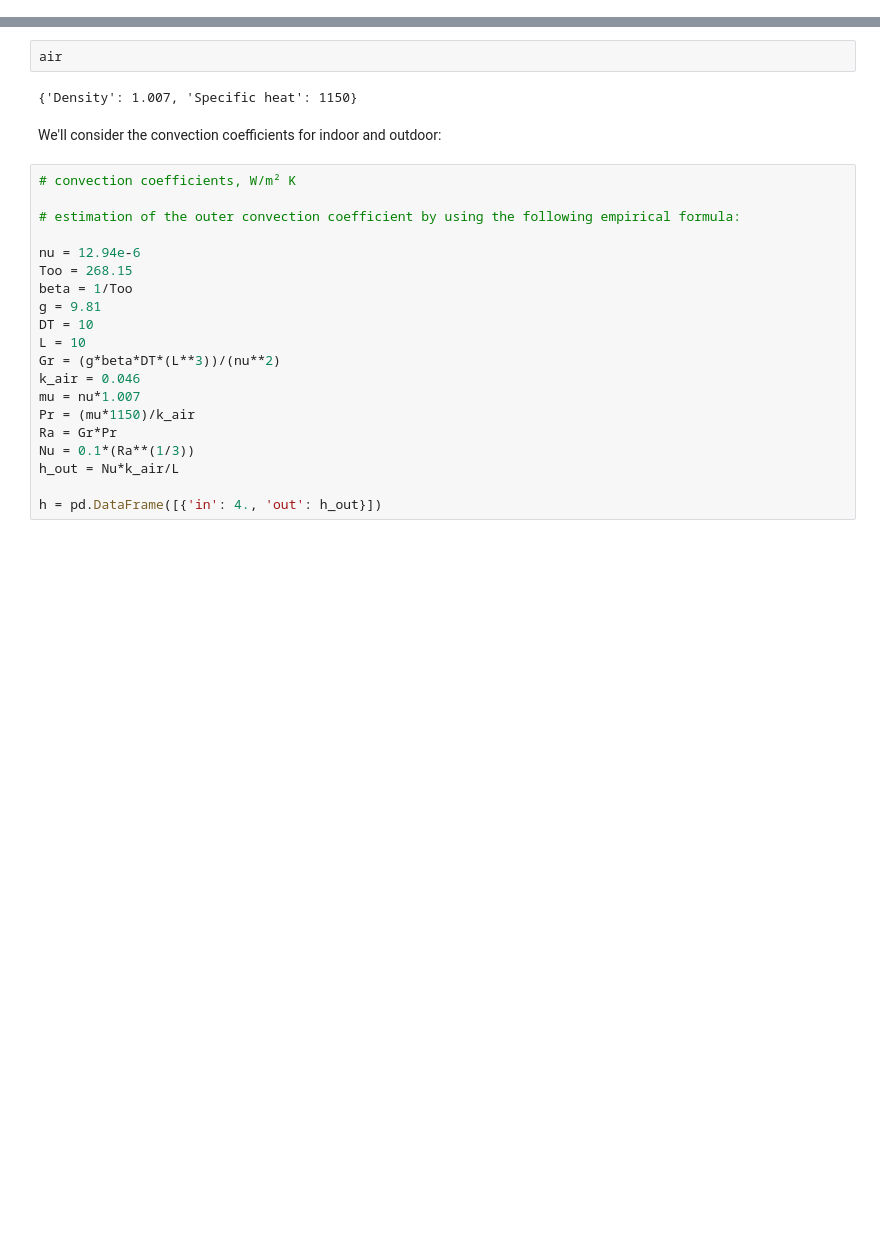
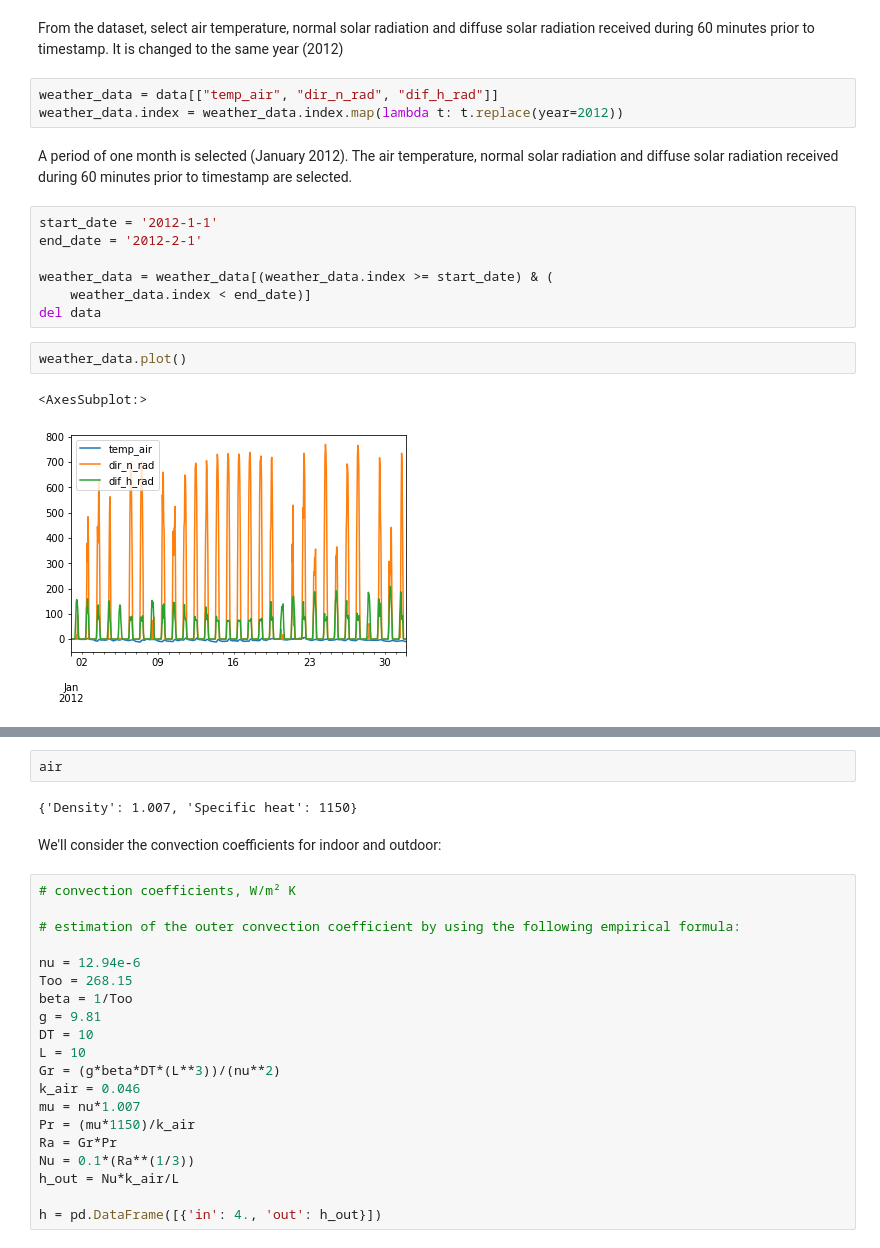
Before and after one commit to fradepa98/eva_DMBEM, a Jupyter notebook: EVA_project_main.ipynb, the cells around one changed output, grey strips where cells are left out. Drawn from its saved outputs; the diff is of its cells as text; blank space fills up the shorter version.

```diff
--- a/EVA_project_main.ipynb
+++ b/EVA_project_main.ipynb
@@ -65,0 +124,19 @@ wall
+# %% [markdown]
+From the dataset, select air temperature, normal solar radiation and diffuse solar radiation received during 60 minutes prior to timestamp. It is changed to the same year (2012)
+# %%
+weather_data = data[["temp_air", "dir_n_rad", "dif_h_rad"]]
+weather_data.index = weather_data.index.map(lambda t: t.replace(year=2012))
+# %% [markdown]
+A period of one month is selected (January 2012). The air temperature, normal solar radiation and diffuse solar radiation received during 60 minutes prior to timestamp are selected.
+# %%
+start_date = '2012-1-1'
+end_date = '2012-2-1'
+
+weather_data = weather_data[(weather_data.index >= start_date) & (
+    weather_data.index < end_date)]
+del data
+# %%
+weather_data.plot()
+# %% [output]
+<AxesSubplot:>
+[figure, added]
```
Also changed, not shown: parts of 74 cells of this notebook, 2 other files.
